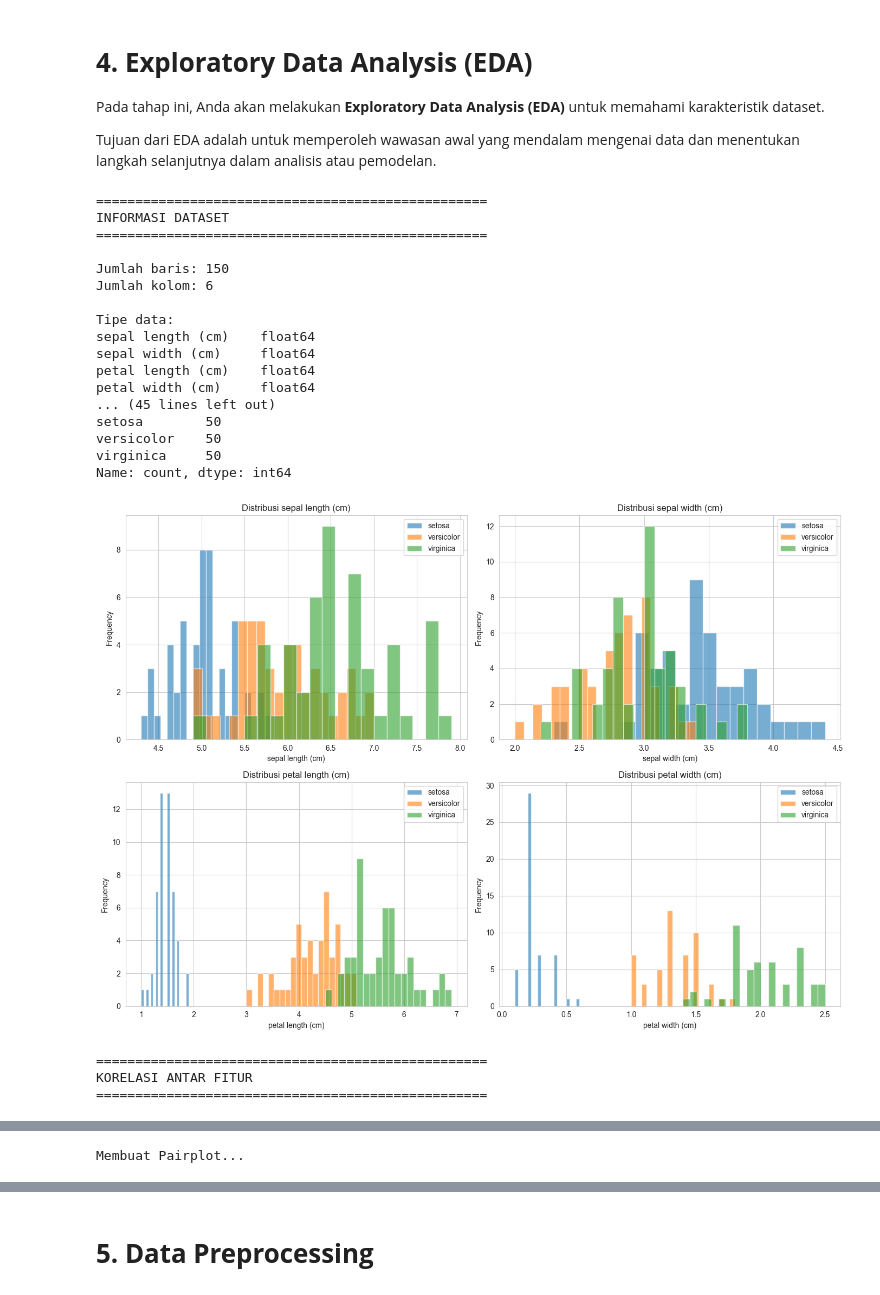
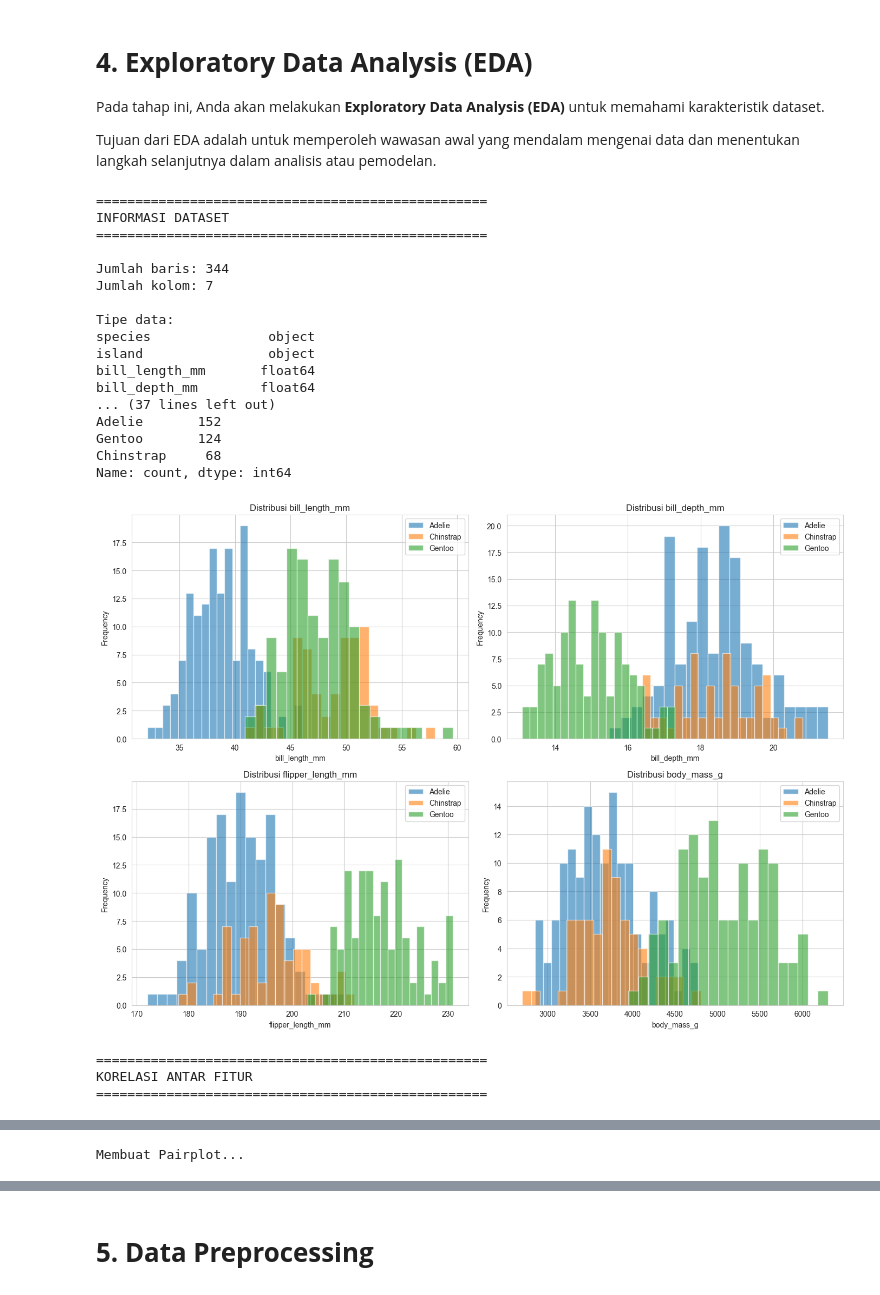
Before and after one commit to josephgreffenkomala/Eksperimen_SML_Joseph-Greffen-Komala, a Jupyter notebook: preprocessing/Eksperimen_JosephGreffenKomala.ipynb, the cells around one changed output, grey strips where cells are left out. Drawn from its saved outputs; the diff is of its cells as text; code cells hidden in the pictures.

Commit message:
penguins

```diff
--- a/preprocessing/Eksperimen_JosephGreffenKomala.ipynb
+++ b/preprocessing/Eksperimen_JosephGreffenKomala.ipynb
@@ -54,20 +53,13 @@ Jika dataset berada di Google Drive, pastikan Anda menghubungkan Google Drive ke
 
 Jika dataset berupa unstructured data, silakan sesuaikan dengan format seperti kelas Machine Learning Pengembangan atau Machine Learning Terapan
 # %%
-# Memuat dataset Iris
-iris = load_iris()
-
-# Konversi ke DataFrame untuk kemudahan analisis
-df = pd.DataFrame(data=iris.data, columns=iris.feature_names)
-df['species'] = iris.target
-df['species_name'] = df['species'].map({0: 'setosa', 1: 'versicolor', 2: 'virginica'})
-
-# Simpan dataset raw
-df.to_csv("../iris_raw.csv", index=False)
+# Memuat dataset Penguins
+df = sns.load_dataset("penguins")
 
 print("Dataset berhasil dimuat!")
 print(f"Ukuran dataset: {df.shape}")
 print("\nSampel 5 baris pertama:")
 df.head()
+df.to_csv('../penguins_raw.csv', index=False)
 # %% [output]
 Dataset berhasil dimuat!
@@ -114,17 +100,17 @@ print(f"Jumlah data duplikat: {df.duplicated().sum()}")
 print("\n" + "=" * 50)
 print("DISTRIBUSI KELAS TARGET")
 print("=" * 50)
-print(df['species_name'].value_counts())
+print(df['species'].value_counts())
 
 # 4.5 Visualisasi Distribusi Fitur
 fig, axes = plt.subplots(2, 2, figsize=(14, 10))
-feature_cols = ['sepal length (cm)', 'sepal width (cm)', 'petal length (cm)', 'petal width (cm)']
+feature_cols = ['bill_length_mm', 'bill_depth_mm', 'flipper_length_mm', 'body_mass_g']
 
 for idx, col in enumerate(feature_cols):
     ax = axes[idx // 2, idx % 2]
-    for species in df['species_name'].unique():
-        subset = df[df['species_name'] == species]
-        ax.hist(subset[col], alpha=0.6, label=species, bins=20)
+    for species in df['species'].dropna().unique():
+        subset = df[df['species'] == species]
+        ax.hist(subset[col].dropna(), alpha=0.6, label=species, bins=20)
     ax.set_xlabel(col)
     ax.set_ylabel('Frequency')
     ax.set_title(f'Distribusi {col}')
@@ -139,47 +125,47 @@ print("KORELASI ANTAR FITUR")
 print("=" * 50)
 plt.figure(figsize=(10, 8))
 correlation_matrix = df[feature_cols].corr()
 sns.heatmap(correlation_matrix, annot=True, cmap='coolwarm', center=0,
             square=True, linewidths=1, cbar_kws={"shrink": 0.8})
 plt.title('Correlation Heatmap')
 plt.show()
 
 # 4.7 Pairplot
 print("\nMembuat Pairplot...")
-sns.pairplot(df, hue='species_name', vars=feature_cols, diag_kind='kde')
-plt.suptitle('Pairplot Iris Dataset', y=1.02)
+sns.pairplot(df.dropna(), hue='species', vars=feature_cols, diag_kind='kde')
+plt.suptitle('Pairplot Penguins Dataset', y=1.02)
 plt.show()
 
 # 4.8 Boxplot untuk deteksi outlier
 fig, axes = plt.subplots(2, 2, figsize=(14, 10))
 for idx, col in enumerate(feature_cols):
     ax = axes[idx // 2, idx % 2]
-    df.boxplot(column=col, by='species_name', ax=ax)
+    df.boxplot(column=col, by='species', ax=ax)
     ax.set_title(f'Boxplot {col}')
     ax.set_xlabel('Species')
     ax.set_ylabel(col)
 
 plt.tight_layout()
 plt.show()
 # %% [output]
 ==================================================
 INFORMASI DATASET
 ==================================================
 
-Jumlah baris: 150
-Jumlah kolom: 6
+Jumlah baris: 344
+Jumlah kolom: 7
 
 Tipe data:
-sepal length (cm)    float64
-sepal width (cm)     float64
-petal length (cm)    float64
-petal width (cm)     float64
-... (45 lines left out)
-setosa        50
-versicolor    50
-virginica     50
+species               object
+island                object
+bill_length_mm       float64
+bill_depth_mm        float64
+... (37 lines left out)
+Adelie       152
+Gentoo       124
+Chinstrap     68
 Name: count, dtype: int64
-[figure, old version]
+[figure, new version]
 ==================================================
 KORELASI ANTAR FITUR
 ==================================================
```
Also changed, not shown: parts of 4 cells of this notebook, 9 other files.
